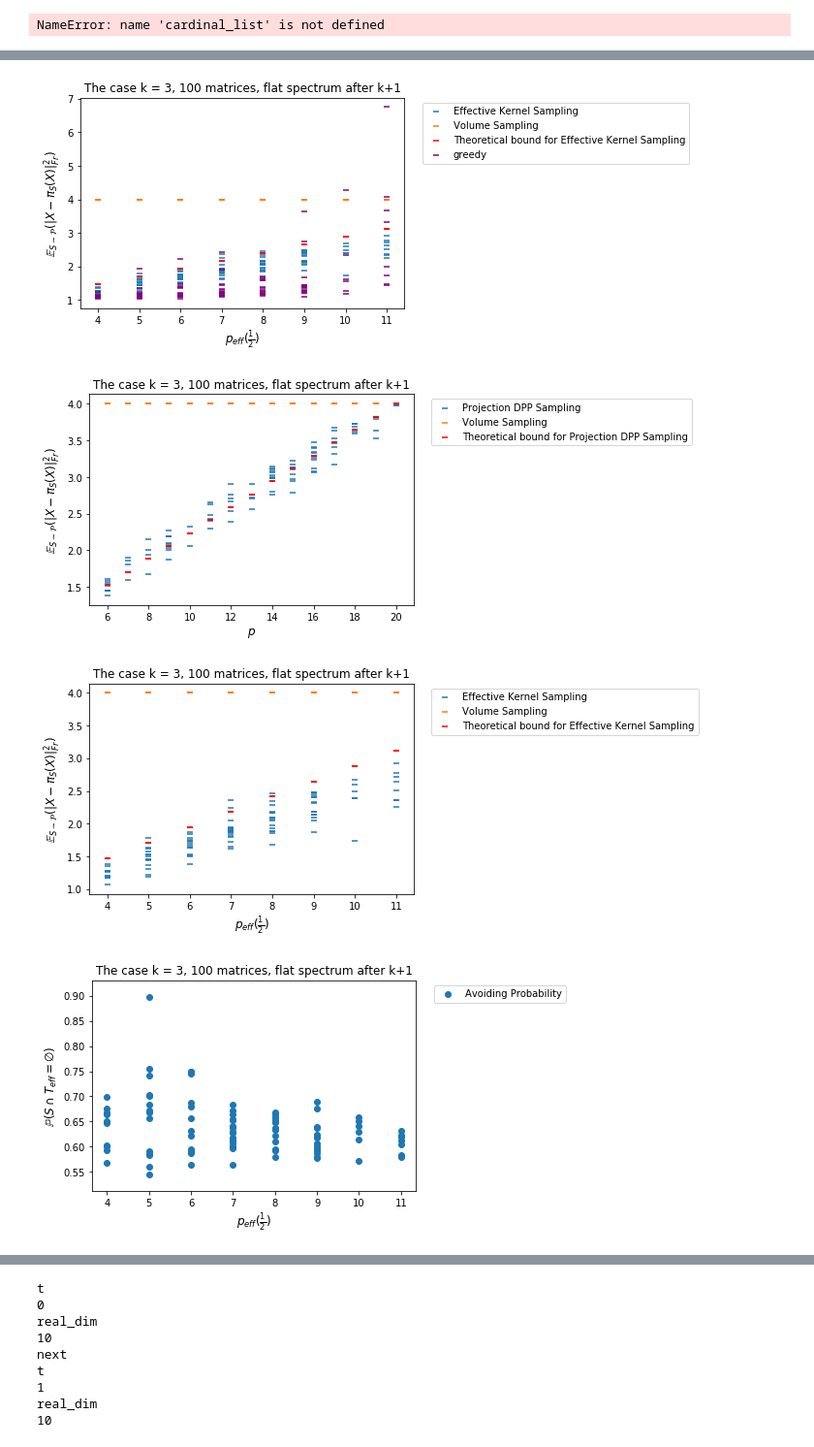
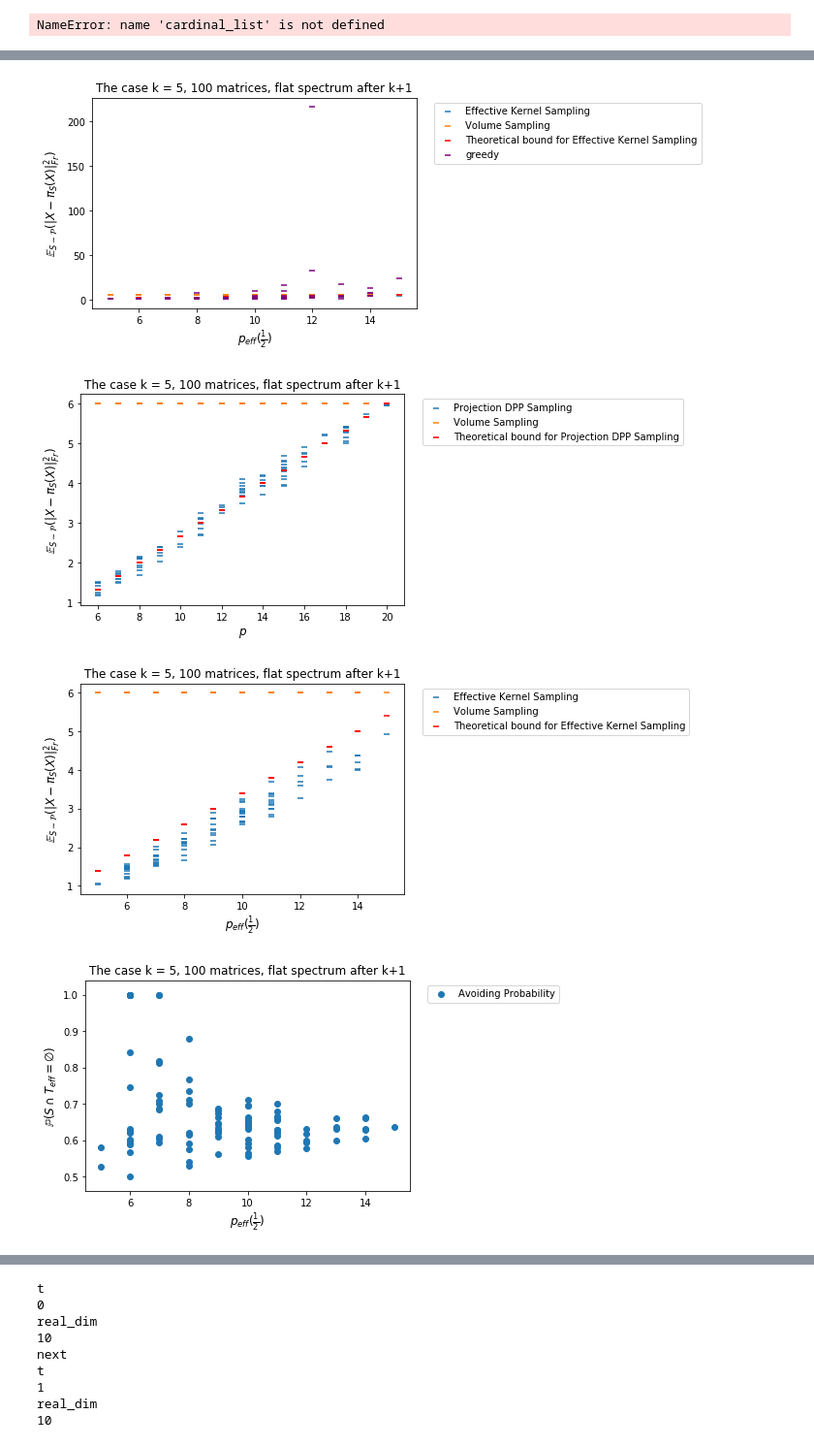
Before and after one commit to AyoubBelhadji/FrameBuilder, a Jupyter notebook: notebooks/Numerical_Analysis_Volume_Sampling_vs_Projection_DPP-Copy2.ipynb, the cells around one changed output, grey strips where cells are left out. Shown at 97% size. Drawn from its saved outputs; the diff is of its cells as text; code cells hidden in the pictures.

```diff
--- a/notebooks/Numerical_Analysis_Volume_Sampling_vs_Projection_DPP-Copy2.ipynb
+++ b/notebooks/Numerical_Analysis_Volume_Sampling_vs_Projection_DPP-Copy2.ipynb
@@ -656,15 +656,15 @@ class Numrerical_Analysis_DPP:
 ### III- 0 Parameters of the simultations
 # %%
 ## The dimensions of the design matrix X
-N = 100       # The number of observations in the dataset
+N = 21       # The number of observations in the dataset
 real_dim = 20 # The dimension of the dataset
 ## The low rank paramters
 k = 3         # The rank of the low rank approximation
 ## The covariance matrix parameters
 r = 6         # Just a parameter to control the number of non trivial singular values in the covariance matrix
 mean = np.zeros((real_dim))    # The mean vector useful to generate U (X = UDV^T)
-cov_test = 0.100*np.zeros((real_dim-r))  # The "trivial" singular values in the covariance matrix (there are real_dim-r)
-cov_test[0:4] = [0.1,0.05,0.04,0.03]  # The "trivial" singular values in the covariance matrix (there are real_dim-r)
+cov_test = 0.100*np.ones((real_dim-r))  # The "trivial" singular values in the covariance matrix (there are real_dim-r)
+#cov_test[0:4] = [0.1,0.05,0.04,0.03]  # The "trivial" singular values in the covariance matrix (there are real_dim-r)
 cov_test_2 = 0.100*np.ones((real_dim-r))  # The "trivial" singular values in the covariance matrix (there are real_dim-r)
 
 
@@ -796,8 +798,10 @@ cov_2_k_4 = np.diag(np.concatenate(([1000,100,10,1,0.1,0.1],cov_test)))
 cov_3_k_4 = np.diag(np.concatenate(([0.1,0.1,0.1,0.1,0.1,0.1],cov_test)))
 # Singular values of the matrices for the case k =5
 cov_1_k_5 = np.diag(np.concatenate(([100,100,100,100,100,0.1],cov_test)))
-cov_2_k_5 = np.diag(np.concatenate(([10000,1000,100,10,1,0.1],cov_test)))
+cov_2_k_5 = np.diag(np.concatenate(([10000,400,300,200,100,0.1],cov_test)))
 cov_3_k_5 = np.diag(np.concatenate(([0.1,0.1,0.1,0.1,0.1,0.1],cov_test)))
+
+cov_1_k_5[d-7:d]=0
 # Singular values of the matrices for the case k =6
 cov_1_k_6 = np.diag(np.concatenate(([100,100,100,100,100,100],cov_test_2)))
 cov_2_k_6 = np.diag(np.concatenate(([100000,10000,1000,100,10,1],cov_test)))
@@ -944,5 +957,5 @@ def plot_results_of_multi_experiments(T_,k_,cov_,static_list_):
     plt.legend(bbox_to_anchor=(1.04,1), loc="upper left")
     plt.show()
 # %%
-plot_results_of_multi_experiments(100,3,cov_1_k_3,static_list_1)
+plot_results_of_multi_experiments(100,5,cov_1_k_5,static_list_1)
 # %% [output]
@@ -984,5 +1007,5 @@ next
-[figure, old version]
+[figure, new version]
-[figure, old version]
+[figure, new version]
-[figure, old version]
+[figure, new version]
-[figure, old version]
+[figure, new version]
 # %%
```
Also changed, not shown: parts of 12 cells of this notebook, 1 other file.
